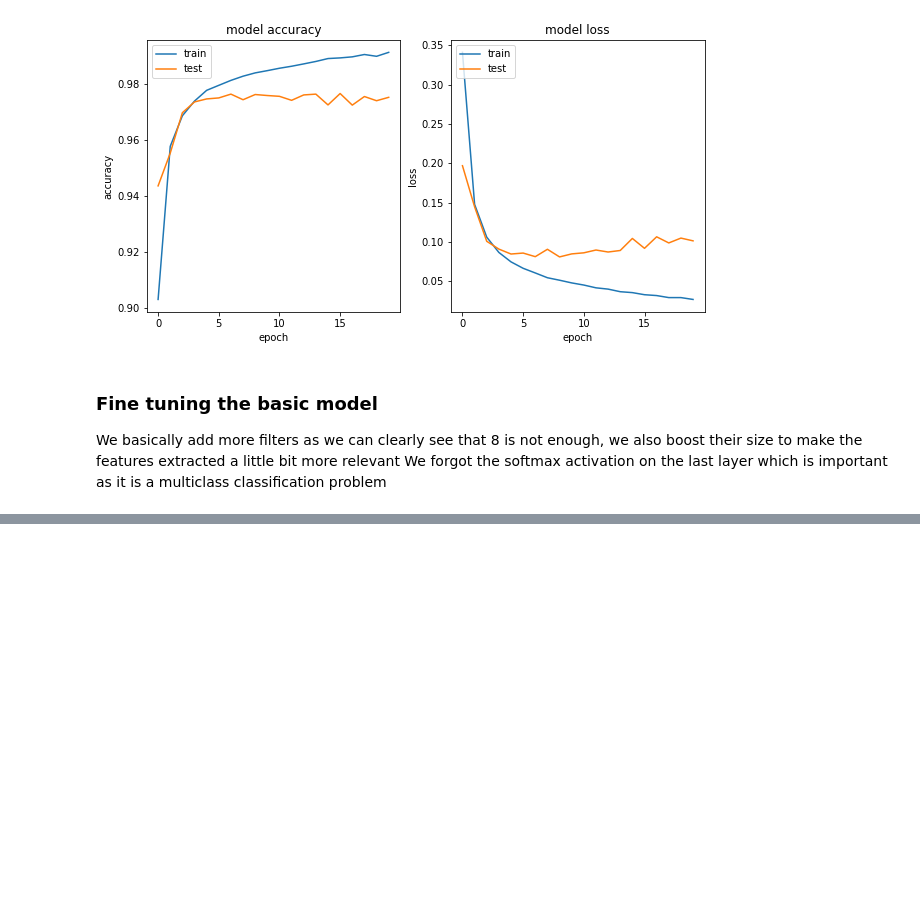
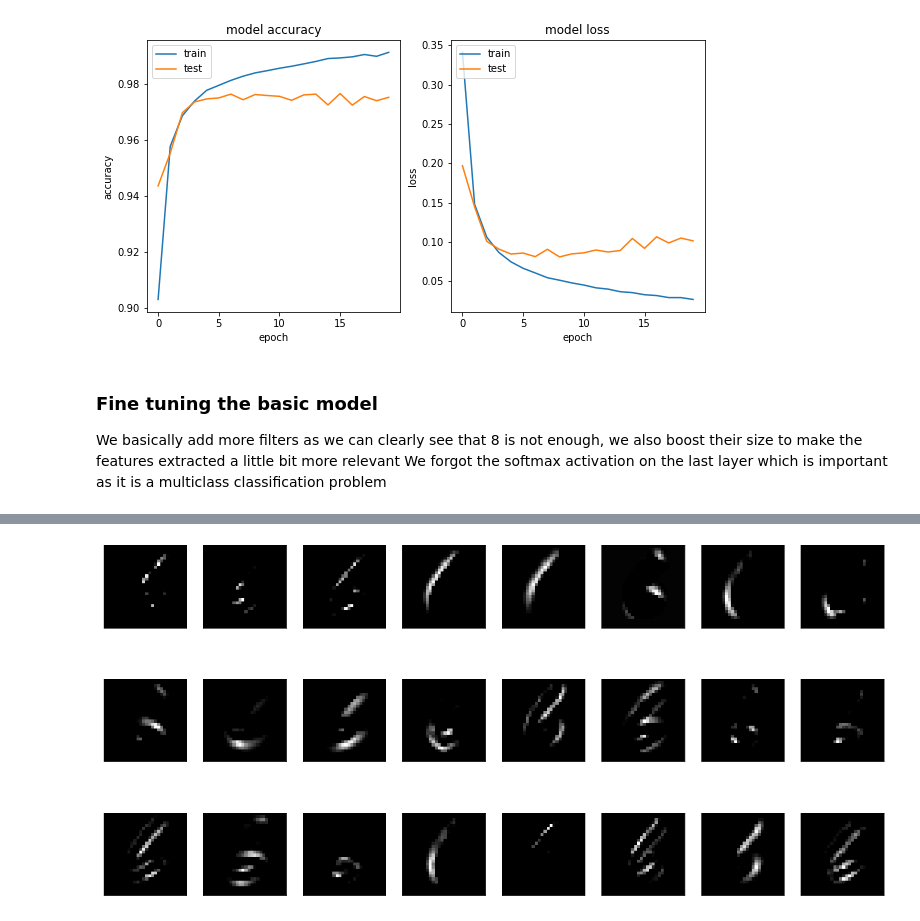
Before and after one commit to EvolveArt/ML_Practical_Session, a Jupyter notebook: notebooks/02-deep-learning.ipynb, the cells around one changed output, grey strips where cells are left out. Saved outputs shown, nothing was run; the diff lists cells and outputs as text; code cells hidden in the pictures; blank space fills up the shorter version.

```diff
--- a/notebooks/02-deep-learning.ipynb
+++ b/notebooks/02-deep-learning.ipynb
@@ -181,0 +215,9 @@ plot_model_results(history)
+# %%
+n_filters = 24
+fig, ax = plt.subplots(3, 8, figsize=(20, 10))
+for index, axi in enumerate(ax.flat):
+    activation_map = activation_maps[0, :, :, index]
+    axi.set(xticks=[], yticks=[])
+    axi.imshow(activation_map, cmap=plt.cm.gray)
+# %% [output]
+[figure, added]
```
Also changed, not shown: parts of 26 cells of this notebook, 12 other files.
